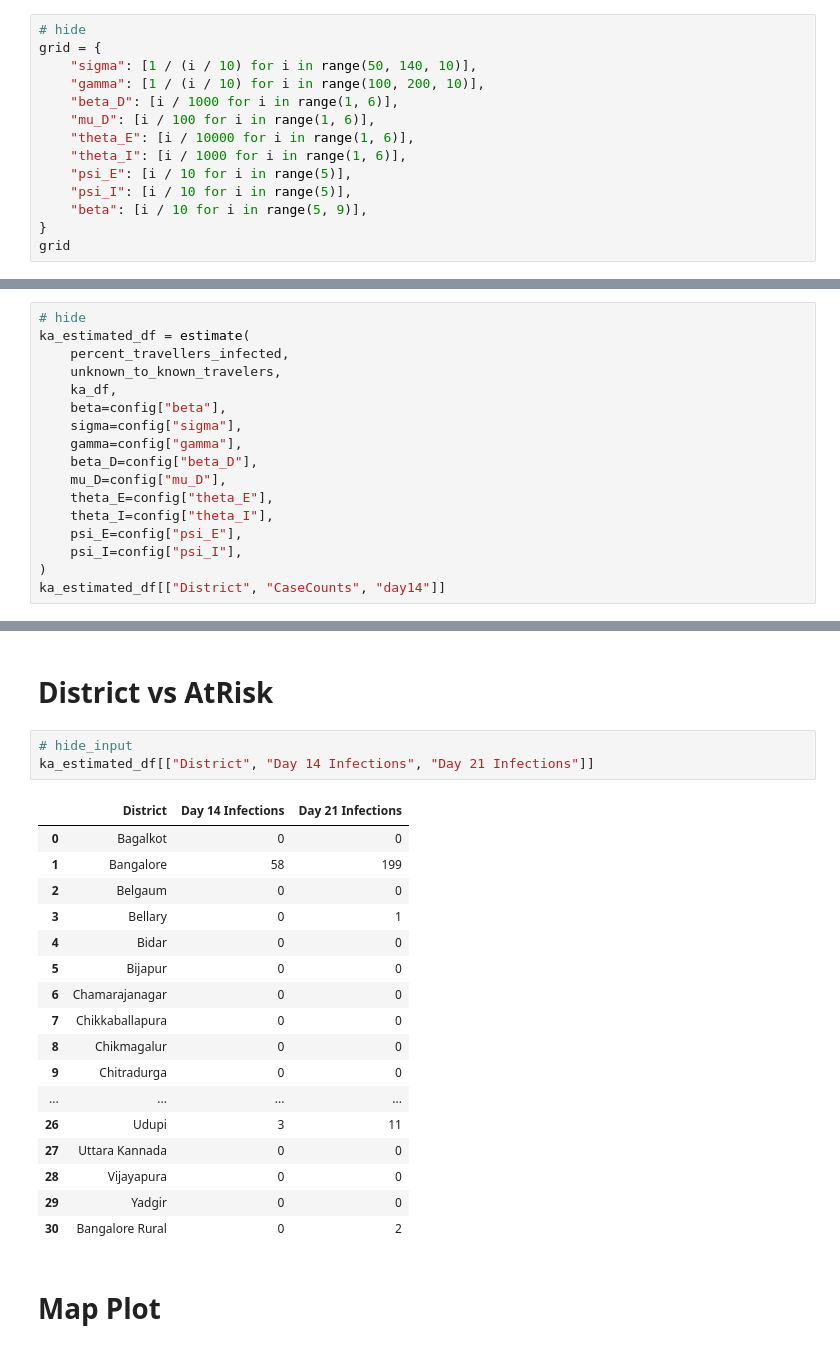
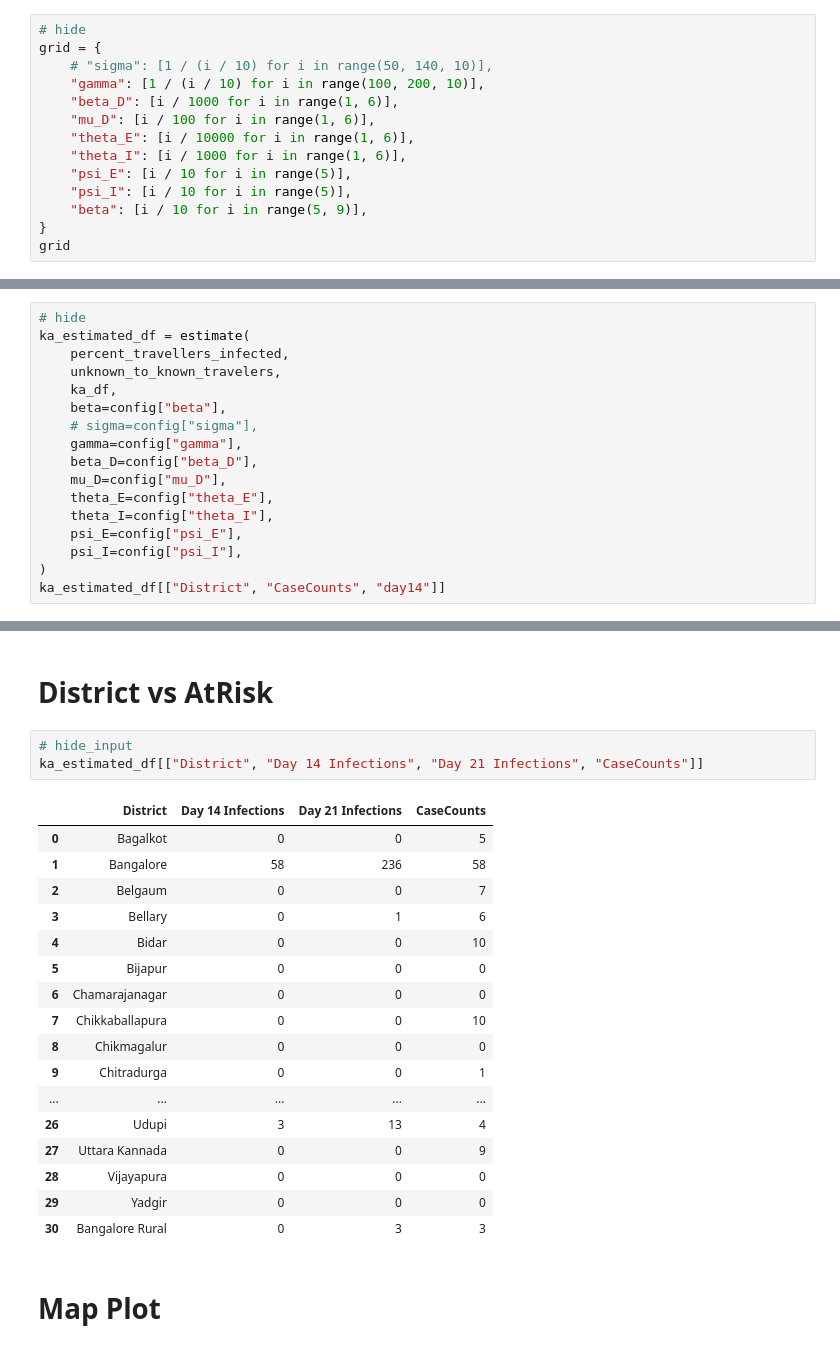
Before and after one commit to meghanabhange/CovidSeer, a Jupyter notebook: _notebooks/2020-04-04-SEIRS_KA.ipynb, the cells around one changed output, grey strips where cells are left out. Drawn from its saved outputs; the diff is of its cells as text.

Commit message:
Remove sigma from parameter grid

```diff
--- a/_notebooks/2020-04-04-SEIRS_KA.ipynb
+++ b/_notebooks/2020-04-04-SEIRS_KA.ipynb
@@ -306,7 +306,7 @@ error : [17.09677419]
 # %%
 # hide
 grid = {
-    "sigma": [1 / (i / 10) for i in range(50, 140, 10)],
+    # "sigma": [1 / (i / 10) for i in range(50, 140, 10)],
     "gamma": [1 / (i / 10) for i in range(100, 200, 10)],
     "beta_D": [i / 1000 for i in range(1, 6)],
     "mu_D": [i / 100 for i in range(1, 6)],
@@ -412,7 +412,7 @@ ka_estimated_df = estimate(
     unknown_to_known_travelers,
     ka_df,
     beta=config["beta"],
-    sigma=config["sigma"],
+    # sigma=config["sigma"],
     gamma=config["gamma"],
     beta_D=config["beta_D"],
     mu_D=config["mu_D"],
@@ -475,25 +475,25 @@ ka_estimated_df.head()
 # District vs AtRisk
 # %%
 # hide_input
-ka_estimated_df[["District", "Day 14 Infections", "Day 21 Infections"]]
+ka_estimated_df[["District", "Day 14 Infections", "Day 21 Infections", "CaseCounts"]]
 # %% [output]
-|  | District | Day 14 Infections | Day 21 Infections |
-| 0 | Bagalkot | 0 | 0 |
-| 1 | Bangalore | 58 | 199 |
-| 2 | Belgaum | 0 | 0 |
-| 3 | Bellary | 0 | 1 |
-| 4 | Bidar | 0 | 0 |
-| 5 | Bijapur | 0 | 0 |
-| 6 | Chamarajanagar | 0 | 0 |
-| 7 | Chikkaballapura | 0 | 0 |
-| 8 | Chikmagalur | 0 | 0 |
-| 9 | Chitradurga | 0 | 0 |
-| ... | ... | ... | ... |
-| 26 | Udupi | 3 | 11 |
-| 27 | Uttara Kannada | 0 | 0 |
-| 28 | Vijayapura | 0 | 0 |
-| 29 | Yadgir | 0 | 0 |
-| 30 | Bangalore Rural | 0 | 2 |
+|  | District | Day 14 Infections | Day 21 Infections | CaseCounts |
+| 0 | Bagalkot | 0 | 0 | 5 |
+| 1 | Bangalore | 58 | 236 | 58 |
+| 2 | Belgaum | 0 | 0 | 7 |
+| 3 | Bellary | 0 | 1 | 6 |
+| 4 | Bidar | 0 | 0 | 10 |
+| 5 | Bijapur | 0 | 0 | 0 |
+| 6 | Chamarajanagar | 0 | 0 | 0 |
+| 7 | Chikkaballapura | 0 | 0 | 10 |
+| 8 | Chikmagalur | 0 | 0 | 0 |
+| 9 | Chitradurga | 0 | 0 | 1 |
+| ... | ... | ... | ... | ... |
+| 26 | Udupi | 3 | 13 | 4 |
+| 27 | Uttara Kannada | 0 | 0 | 9 |
+| 28 | Vijayapura | 0 | 0 | 0 |
+| 29 | Yadgir | 0 | 0 | 0 |
+| 30 | Bangalore Rural | 0 | 3 | 3 |
 # %% [markdown]
 # Map Plot
 # %%
```
Also changed, not shown: parts of 5 cells of this notebook.
